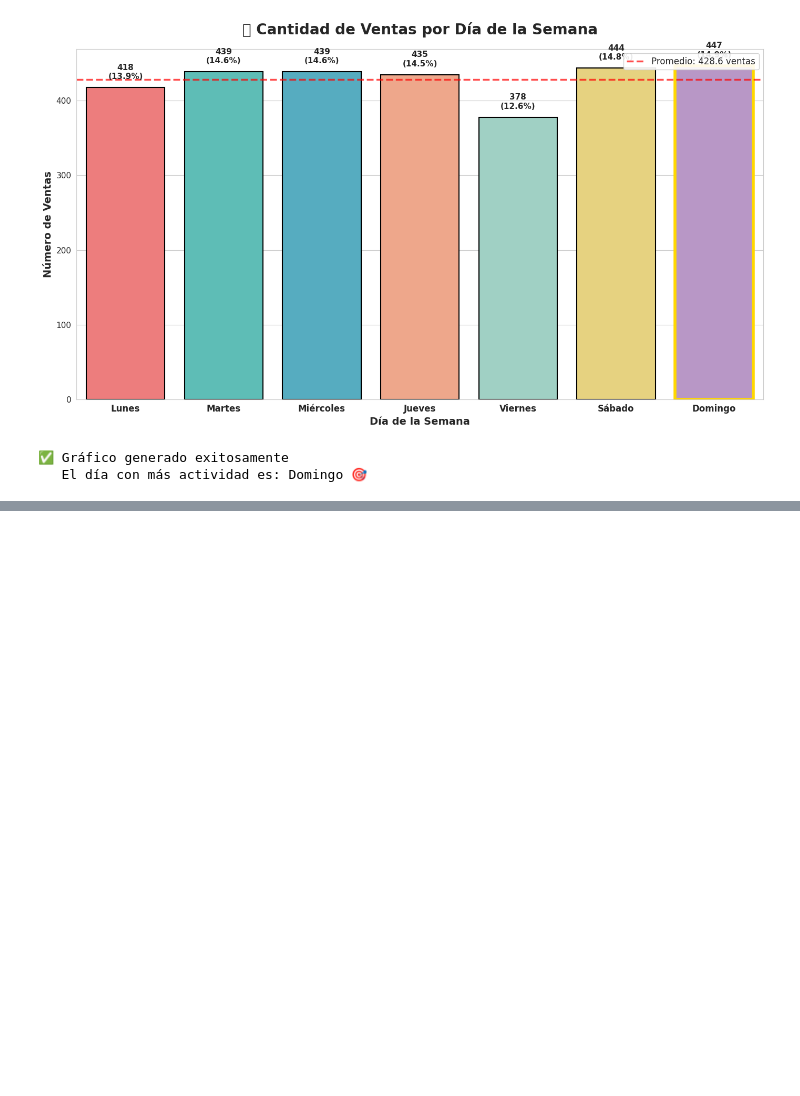
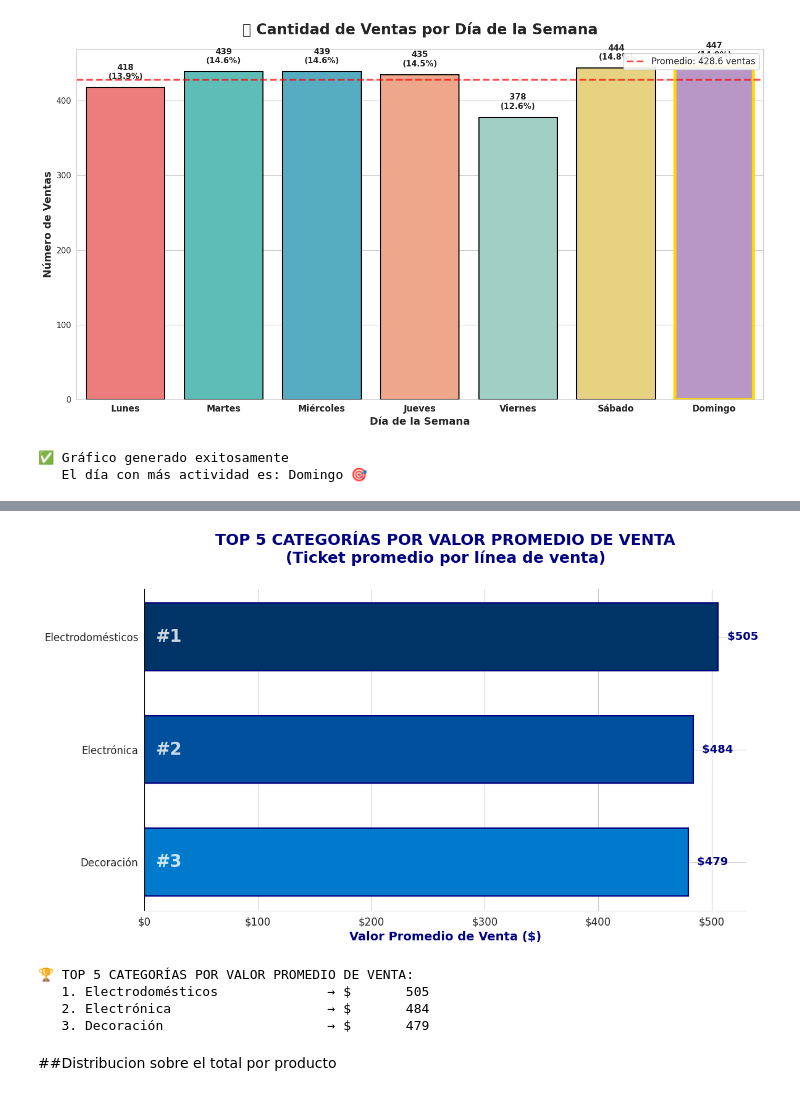
Before and after one commit to sgiupponi-lang/Entrega_Final_Ciencia_Datos, a Jupyter notebook: Entrega_Final_SGiupponi.ipynb, the cells around one changed output, grey strips where cells are left out. Drawn from its saved outputs; the diff is of its cells as text; code cells hidden in the pictures; blank space fills up the shorter version.

```diff
--- a/Entrega_Final_SGiupponi.ipynb
+++ b/Entrega_Final_SGiupponi.ipynb
@@ -1341,0 +2576,78 @@ print(resumen_ventas)
+# %%
+# ===================================================================
+# GRÁFICO OFICIAL: TOP 5 CATEGORÍAS POR VALOR PROMEDIO DE VENTA
+# ===================================================================
+import matplotlib.pyplot as plt
+import seaborn as sns
+
+# Configuración profesional
+plt.rcParams.update({'font.size': 12})
+sns.set_style("whitegrid")
+
+# Tomamos el Top 5
+top5 = stats_categoria.head(5).copy()
+
+# Paleta elegante (azul corporativo degradado)
+colors = ["#003366", "#00509e", "#007acc", "#3399ff", "#66b2ff"]
+
+# Crear figura
+fig, ax = plt.subplots(figsize=(12, 7))
+
+# Barras horizontales (mejor para nombres largos)
+bars = ax.barh(top5['categoria'],
+               top5['valor_venta_promedio'],
+               color=colors,
+               edgecolor='navy',
+               linewidth=1.5,
+               height=0.6)
+
+# Invertir orden para que la categoría #1 quede arriba
+ax.invert_yaxis()
+
+# Títulos y etiquetas
+ax.set_title('TOP 5 CATEGORÍAS POR VALOR PROMEDIO DE VENTA\n(Ticket promedio por línea de venta)',
+             fontsize=18, fontweight='bold', pad=30, color='navy')
+ax.set_xlabel('Valor Promedio de Venta ($)', fontsize=14, fontweight='bold', color='navy')
+ax.set_ylabel('')  # Quitamos etiqueta del eje Y para que quede más limpio
+
+# Quitar bordes innecesarios
+ax.spines['top'].set_visible(False)
+ax.spines['right'].set_visible(False)
+ax.spines['left'].set_visible(False)
+ax.spines['bottom'].set_color('#dddddd')
+
+# Línea vertical en cero
+ax.axvline(0, color='black', linewidth=0.8)
+
+# Formato del eje X con separador de miles y símbolo $
+import matplotlib.ticker as ticker
+ax.xaxis.set_major_formatter(ticker.FuncFormatter(lambda x, p: f'${x:,.0f}'))
+
+# Agregar valores al final de cada barra
+for i, (bar, valor) in enumerate(zip(bars, top5['valor_venta_promedio'])):
+    ax.text(valor + (valor*0.01), bar.get_y() + bar.get_height()/2,
+            f' ${valor:,.0f} ',
+            va='center', ha='left', fontweight='bold', fontsize=13, color='navy')
+
+# Agregar ranking al lado del nombre de la categoría
+for i, cat in enumerate(top5['categoria']):
+    ax.text(10, i, f"#{i+1}", va='center', ha='left', fontweight='bold',
+            fontsize=20, color='white', alpha=0.8)
+
+plt.tight_layout()
+plt.show()
+
+# ===================================================================
+# RESUMEN RÁPIDO EN CONSOLA
+# ===================================================================
+print("🏆 TOP 5 CATEGORÍAS POR VALOR PROMEDIO DE VENTA:")
+for i, row in top5.iterrows():
+    print(f"   {i+1}. {row['categoria']:<30} → ${row['valor_venta_promedio']:>10,.0f}")
+# %% [output]
+[figure, added]
+🏆 TOP 5 CATEGORÍAS POR VALOR PROMEDIO DE VENTA:
+   1. Electrodomésticos              → $       505
+   2. Electrónica                    → $       484
+   3. Decoración                     → $       479
+# %% [markdown]
+##Distribucion sobre el total por producto
```
Also changed, not shown: parts of 36 cells of this notebook.
